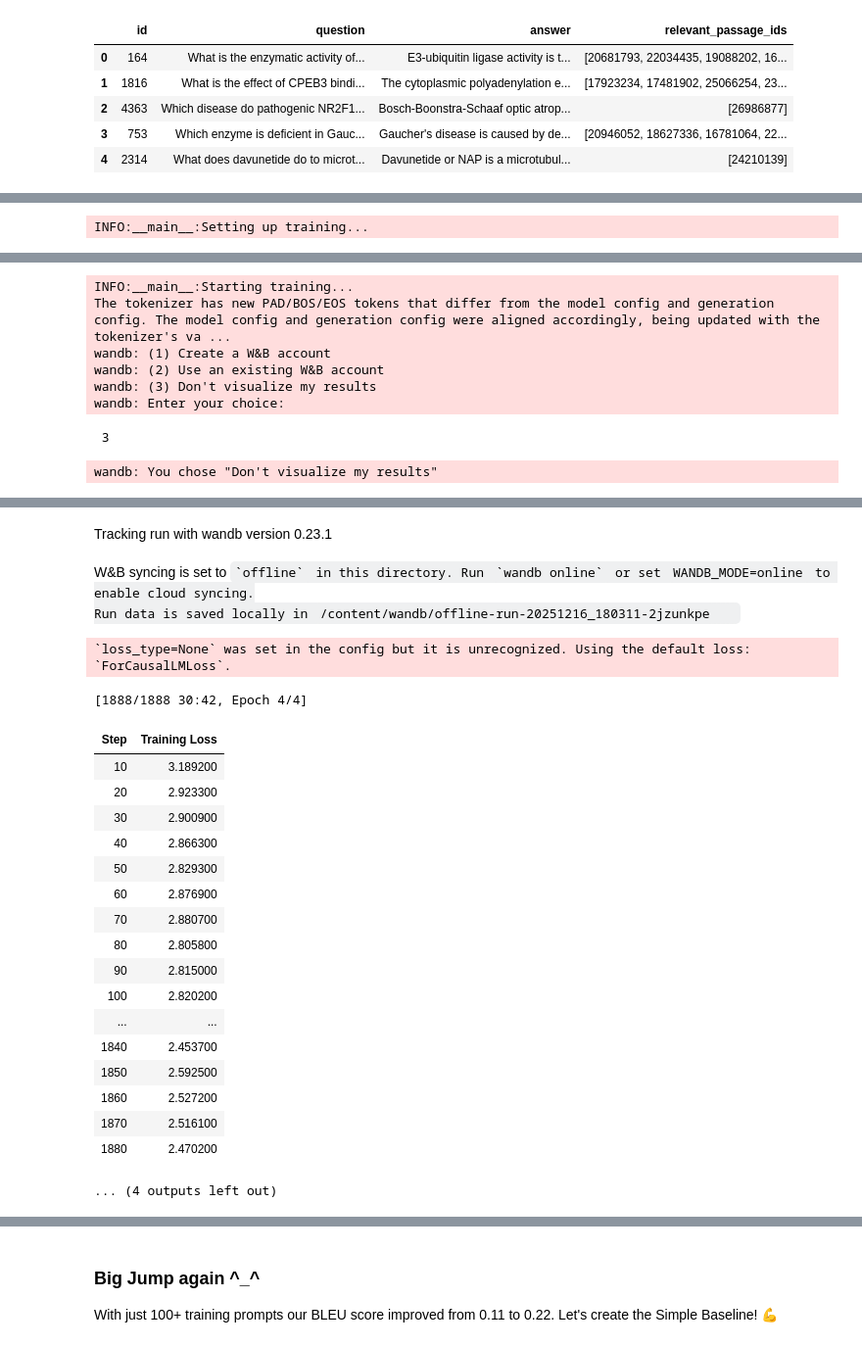
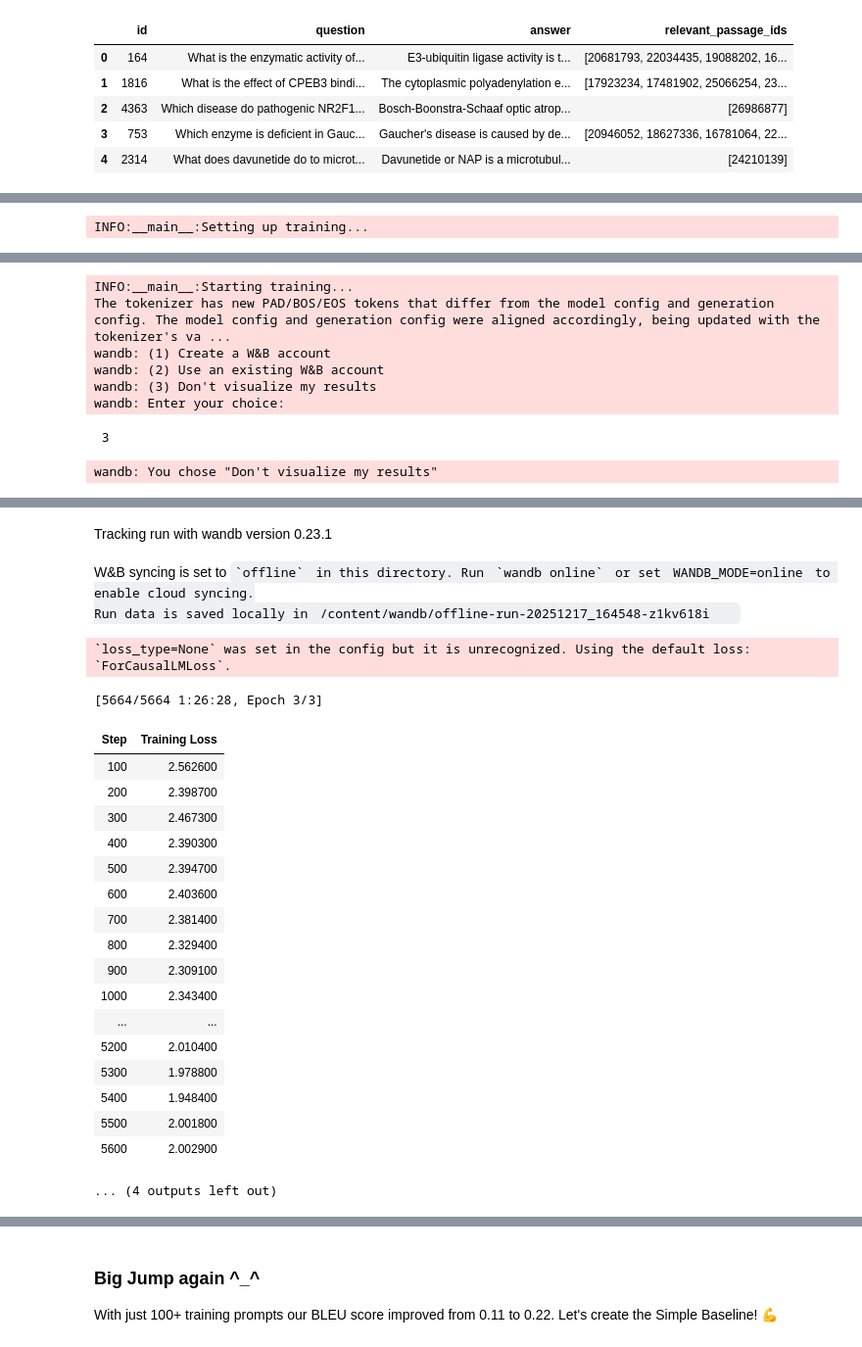
Before and after one commit to MeTStIL/nlp_course, a Jupyter notebook: kaggle/Kaggle_3_Simple_Baseline.ipynb, the cells around one changed output, grey strips where cells are left out. Shown at 98% size. Drawn from its saved outputs; the diff is of its cells as text; code cells hidden in the pictures.

```diff
--- a/kaggle/Kaggle_3_Simple_Baseline.ipynb
+++ b/kaggle/Kaggle_3_Simple_Baseline.ipynb
@@ -853,7 +853,7 @@ class Generator:
          token count plus requested new tokens do not exceed the model’s maximum allowed tokens.
     """
 
-    def __init__(self, model_name="gpt-2"):
+    def __init__(self, model_name="gpt2-medium"):
         logger.info(f"Loading model and tokenizer for {model_name}")
         self.tokenizer = GPT2Tokenizer.from_pretrained(model_name)
         if self.tokenizer.pad_token is None:
@@ -873,12 +873,12 @@ class Generator:
         logger.info(f"Built doc_dict with {len(self.doc_dict)} documents.")
 
     def create_prompt(self, question, context, answer=None):
-        """Build a prompt string without any truncation."""
-        if answer:
-            prompt = f"Question: {question}\nContext: {context}\nAnswer: {answer}"
-        else:
-            prompt = f"Question: {question}\nContext: {context}\nAnswer:"
-        return prompt
+      instruction = "Provide a concise, factual answer based on the given context only."
+      if answer:
+          prompt = f"{instruction}\nQuestion: {question}\nContext: {context}\nAnswer: {answer}"
+      else:
+          prompt = f"{instruction}\nQuestion: {question}\nContext: {context}\nAnswer:"
+      return prompt
 
     def build_truncated_prompt(self, question, context, max_new_tokens):
         """
@@ -944,7 +944,7 @@ class Generator:
 
             # Gather relevant passages based on the doc_dict
             relevant_texts = [self.doc_dict[pid] for pid in doc_ids if pid in self.doc_dict]
-            combined_passages = " ".join(relevant_texts)
+            combined_passages = " ".join(relevant_texts)[:4000]
 
             prompt = self.create_prompt(question, combined_passages, answer)
 
@@ -1003,6 +1003,10 @@ class Generator:
 
         training_args = TrainingArguments(
             output_dir=output_dir,
+            learning_rate=5e-5,
+            weight_decay=0.01,
+            warmup_steps=100,
+            fp16=True,
             num_train_epochs=num_train_epochs,
             per_device_train_batch_size=batch_size,
             logging_steps=logging_steps,
@@ -1083,9 +1087,13 @@ class Generator:
 
             gen_output = gen_pipe(
                 prompt,
+                do_sample=True,
+                temperature=0.8,
+                top_k=50,
+                top_p=0.95,
+                no_repeat_ngram_size=3,
                 max_new_tokens=max_new_tokens,
                 num_return_sequences=1,
-                do_sample=do_sample
             )[0]["generated_text"]
 
             # Extract the generated answer (everything after "Answer:")
@@ -1128,9 +1136,13 @@ class Generator:
 
             gen_output = gen_pipe(
                 prompt,
+                do_sample=True,
+                temperature=0.8,
+                top_k=50,
+                top_p=0.95,
+                no_repeat_ngram_size=3,
                 max_new_tokens=max_new_tokens,
                 num_return_sequences=1,
-                do_sample=do_sample
             )[0]["generated_text"]
 
             pred_answer = gen_output.split("Answer:")[-1].strip()
@@ -1141,5 +1153,5 @@ class Generator:
         return results_df
 # %%
 eval_df = train_df.copy()
-gen = Generator(model_name="gpt2")
+gen = Generator(model_name="gpt2-medium")
 # %% [output]
@@ -1209,4 +1207,4 @@ apoptosis is mediated by the Bax gene. The present study also
 # %%
 # Fine-tune the generator (adjust hyperparameters as needed)
-gen.train_model(output_dir="my_gpt2_generator", num_train_epochs=4, batch_size=8, logging_steps=10)
+gen.train_model(output_dir="improved_gpt2_generator", num_train_epochs=3, batch_size=2, logging_steps=100)
 # %% [output]
@@ -1216,34 +1214,34 @@ INFO:__main__:Setting up training...
 INFO:__main__:Starting training...
 The tokenizer has new PAD/BOS/EOS tokens that differ from the model config and generation config. The model config and generation config were aligned accordingly, being updated with the tokenizer's va ...
 wandb: (1) Create a W&B account
 wandb: (2) Use an existing W&B account
 wandb: (3) Don't visualize my results
 wandb: Enter your choice:
  3
 wandb: You chose "Don't visualize my results"
 [interactive output not drawn]
 Tracking run with wandb version 0.23.1
 W&B syncing is set to `offline` in this directory. Run `wandb online` or set WANDB_MODE=online to enable cloud syncing.
-Run data is saved locally in /content/wandb/offline-run-20251216_180311-2jzunkpe
+Run data is saved locally in /content/wandb/offline-run-20251217_164548-z1kv618i
 `loss_type=None` was set in the config but it is unrecognized. Using the default loss: `ForCausalLMLoss`.
-[1888/1888 30:42, Epoch 4/4]
+[5664/5664 1:26:28, Epoch 3/3]
 | Step | Training Loss |
-| 10 | 3.189200 |
-| 20 | 2.923300 |
-| 30 | 2.900900 |
-| 40 | 2.866300 |
-| 50 | 2.829300 |
-| 60 | 2.876900 |
-| 70 | 2.880700 |
-| 80 | 2.805800 |
-| 90 | 2.815000 |
-| 100 | 2.820200 |
+| 100 | 2.562600 |
+| 200 | 2.398700 |
+| 300 | 2.467300 |
+| 400 | 2.390300 |
+| 500 | 2.394700 |
+| 600 | 2.403600 |
+| 700 | 2.381400 |
+| 800 | 2.329400 |
+| 900 | 2.309100 |
+| 1000 | 2.343400 |
 | ... | ... |
-| 1840 | 2.453700 |
-| 1850 | 2.592500 |
-| 1860 | 2.527200 |
-| 1870 | 2.516100 |
-| 1880 | 2.470200 |
+| 5200 | 2.010400 |
+| 5300 | 1.978800 |
+| 5400 | 1.948400 |
+| 5500 | 2.001800 |
+| 5600 | 2.002900 |
 ... (4 outputs left out)
 # %%
 # Evaluate the model on the evaluation set
```
Also changed, not shown: parts of 9 cells of this notebook.
